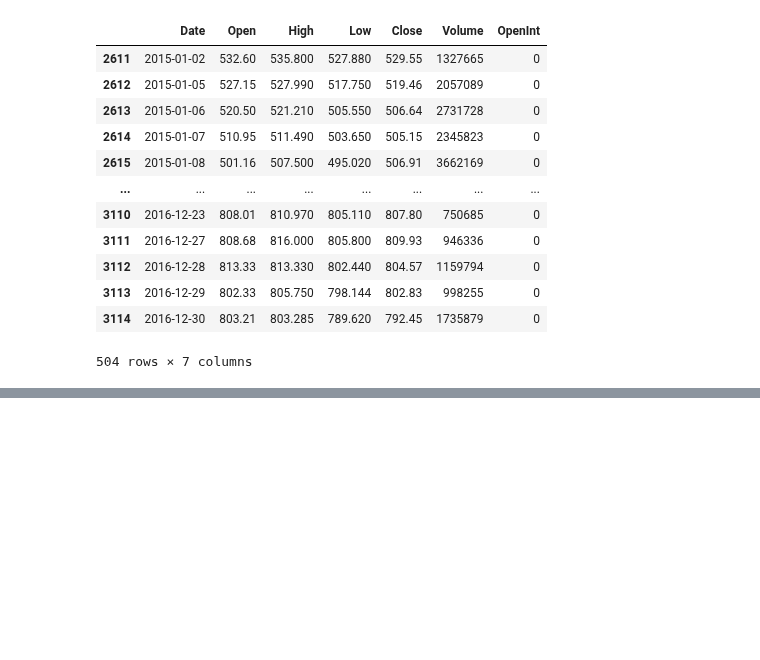
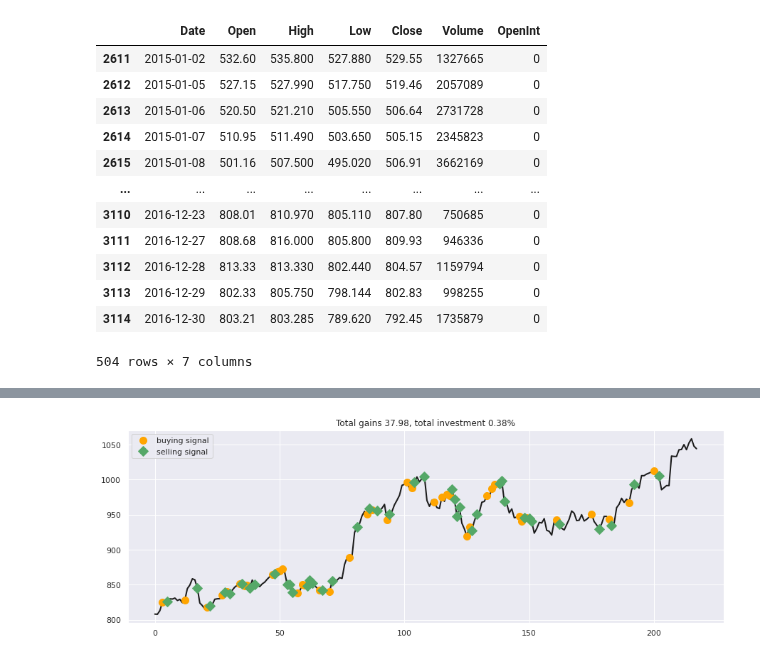
Before and after one commit to EeYeoKeat/Reinforcement-Learning, a Jupyter notebook: DRL_Stock_Trading_TF2/DQN_Agent_Stock_Trading_tf2.ipynb, the cells around one changed output, grey strips where cells are left out. Cells and saved outputs as stored; diff of their text form; code cells hidden in the pictures; blank space fills up the shorter version.

```diff
--- a/DRL_Stock_Trading_TF2/DQN_Agent_Stock_Trading_tf2.ipynb
+++ b/DRL_Stock_Trading_TF2/DQN_Agent_Stock_Trading_tf2.ipynb
@@ -265,0 +286,12 @@ KeyboardInterrupt: ignored
+# %%
+checkpoint = 1
+capital = 10000
+state_size = 100
+n_actions = 3
+skip = 1
+batch_size = 128
+close_prices = train_set.Close.values.tolist()
+
+agent = DQNAgent(close_prices, state_size, skip, n_actions,
+              batch_size, mem_size=1000, input_dims=state_size,
+              gamma=0.99, epsilon=1.0, epsilon_min=0.05, ep_dec=0.995, lr=1e-5)
@@ -265,0 +320,20 @@ KeyboardInterrupt: ignored
+# %%
+test_close = test_set.Close.values.tolist()
+initial_money = 10000
+window_size = 30
+skip = 1
+batch_size = 32
+test_agent = DQNAgent(data=test_close,
+                      window_size=window_size,
+                      skip=skip,
+                      n_actions = n_actions,
+                      batch_size = batch_size,
+                      mem_size=1000,
+                      input_dims=30,
+                      gamma=0.99,
+                      epsilon=1.0,
+                      epsilon_min=0.01,
+                      ep_dec=0.995,
+                      lr=0.01
+                      )
+states_buy, states_sell, total_gains, invest, profit, balance = test_agent.test_trade(capital = initial_money)
@@ -265,0 +358,10 @@ KeyboardInterrupt: ignored
+# %%
+fig = plt.figure(figsize = (15,5))
+plt.plot(test_close, color='k', lw=2.)
+plt.plot(test_close, 'o', markersize=10, color='orange', label = 'buying signal', markevery = states_buy)
+plt.plot(test_close, 'D', markersize=10, color='g', label = 'selling signal', markevery = states_sell)
+plt.title('Total gains %.2f, total investment %.2f%%'%(total_gains, invest))
+plt.legend()
+plt.show()
+# %% [output]
+[figure, added]
```
Also changed, not shown: parts of 16 cells of this notebook.
